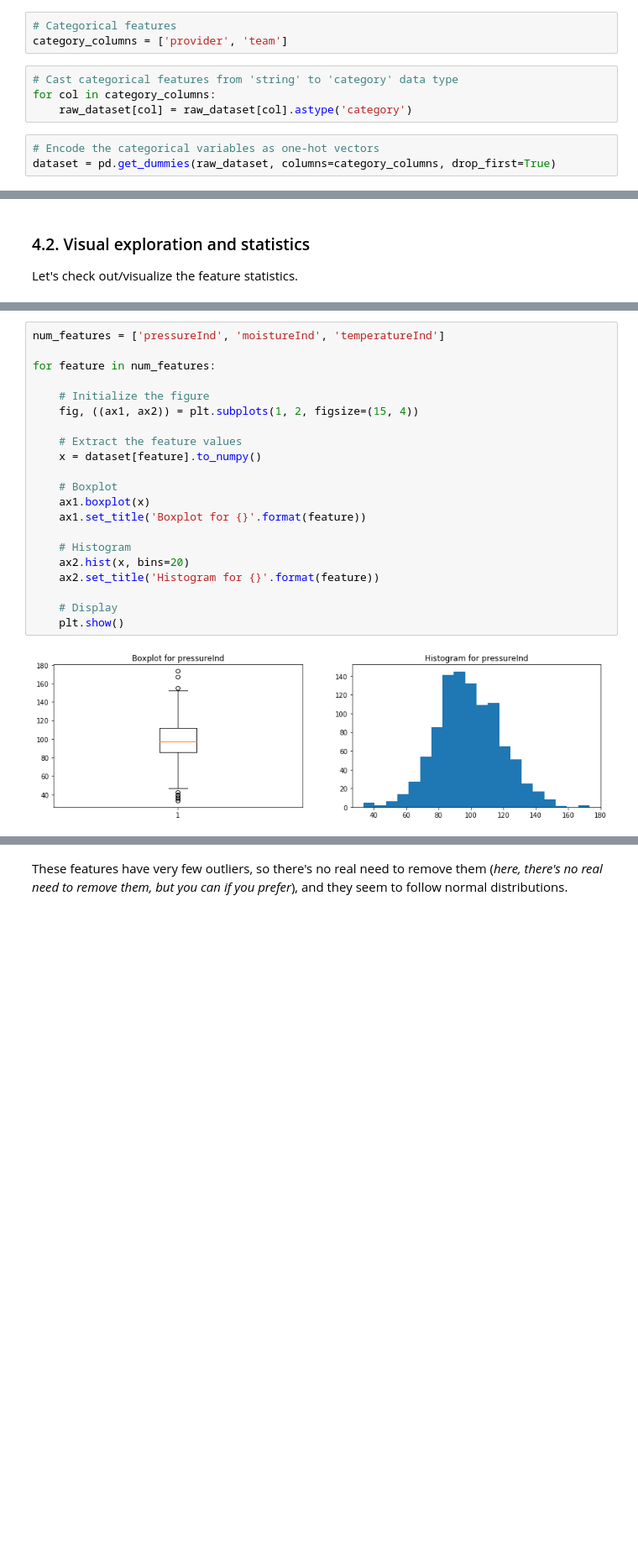
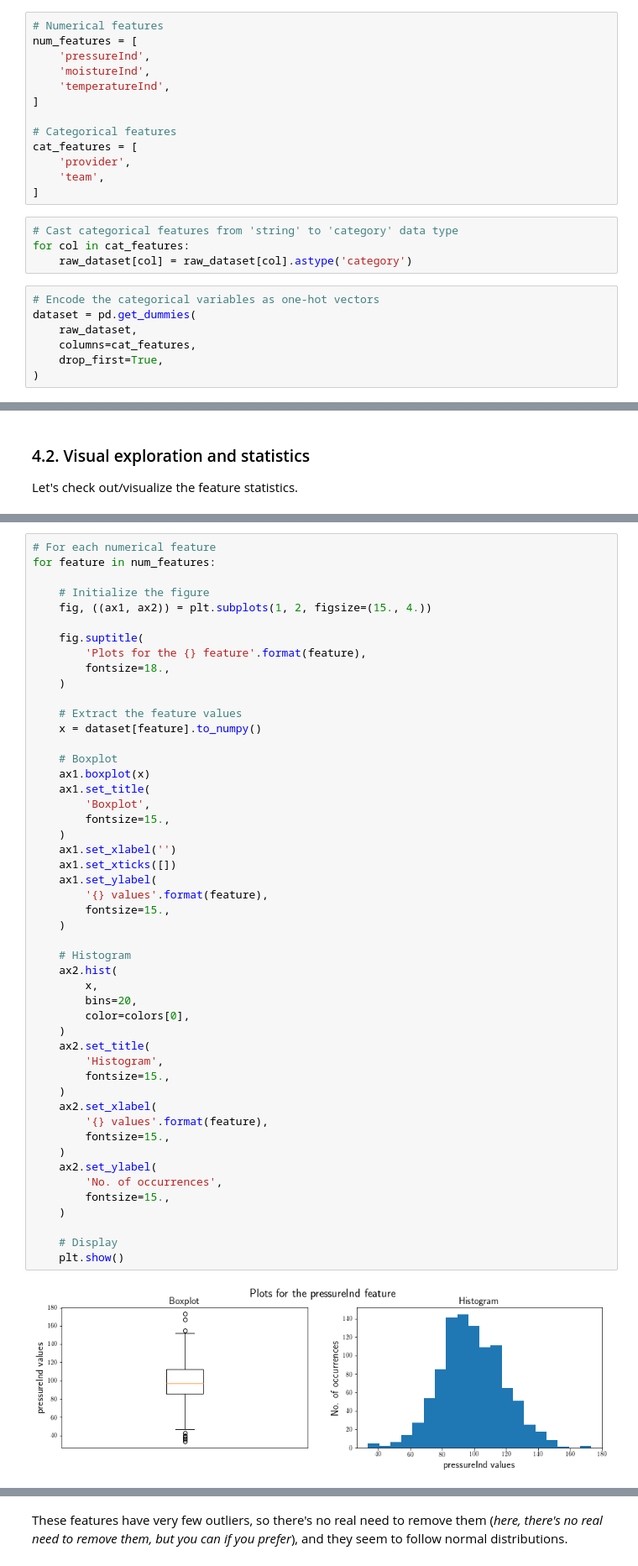
Before and after one commit to bjarkithorr/Projects_Assignments, a Jupyter notebook: Notebooks_lectures_DTU/Predictive maintenance - solutions.ipynb, the cells around one changed output, grey strips where cells are left out. Shown at 84% size. Drawn from its saved outputs; the diff is of its cells as text; blank space fills up the shorter version.

```diff
--- a/Notebooks_lectures_DTU/Predictive maintenance - solutions.ipynb
+++ b/Notebooks_lectures_DTU/Predictive maintenance - solutions.ipynb
@@ -139,13 +177,27 @@ in our dataset. Let's do the following:
 * encode the categorical variables as one-hot vectors using pandas `get_dummies` method (set `drop_first` argument to `True`), storing it in the `dataset` variable;
 * define a list of the modeling features as `features`.
 # %%
+# Numerical features
+num_features = [
+    'pressureInd',
+    'moistureInd',
+    'temperatureInd',
+]
+
 # Categorical features
-category_columns = ['provider', 'team']
+cat_features = [
+    'provider',
+    'team',
+]
 # %%
 # Cast categorical features from 'string' to 'category' data type
-for col in category_columns:
+for col in cat_features:
     raw_dataset[col] = raw_dataset[col].astype('category')
 # %%
 # Encode the categorical variables as one-hot vectors
-dataset = pd.get_dummies(raw_dataset, columns=category_columns, drop_first=True)
+dataset = pd.get_dummies(
+    raw_dataset,
+    columns=cat_features,
+    drop_first=True,
+)
 # %%
@@ -262,23 +335,51 @@ We will display the boxplot and histogram of each feature.
 # %%
-num_features = ['pressureInd', 'moistureInd', 'temperatureInd']
-
+# For each numerical feature
 for feature in num_features:
 
     # Initialize the figure
-    fig, ((ax1, ax2)) = plt.subplots(1, 2, figsize=(15, 4))
+    fig, ((ax1, ax2)) = plt.subplots(1, 2, figsize=(15., 4.))
+
+    fig.suptitle(
+        'Plots for the {} feature'.format(feature),
+        fontsize=18.,
+    )
 
     # Extract the feature values
     x = dataset[feature].to_numpy()
 
     # Boxplot
     ax1.boxplot(x)
-    ax1.set_title('Boxplot for {}'.format(feature))
+    ax1.set_title(
+        'Boxplot',
+        fontsize=15.,
+    )
+    ax1.set_xlabel('')
+    ax1.set_xticks([])
+    ax1.set_ylabel(
+        '{} values'.format(feature),
+        fontsize=15.,
+    )
 
     # Histogram
-    ax2.hist(x, bins=20)
-    ax2.set_title('Histogram for {}'.format(feature))
+    ax2.hist(
+        x,
+        bins=20,
+        color=colors[0],
+    )
+    ax2.set_title(
+        'Histogram',
+        fontsize=15.,
+    )
+    ax2.set_xlabel(
+        '{} values'.format(feature),
+        fontsize=15.,
+    )
+    ax2.set_ylabel(
+        'No. of occurrences',
+        fontsize=15.,
+    )
 
     # Display
     plt.show()
 # %% [output]
-[figure, old version]
+[figure, new version]
```
Also changed, not shown: parts of 174 cells of this notebook, 8 other files.
